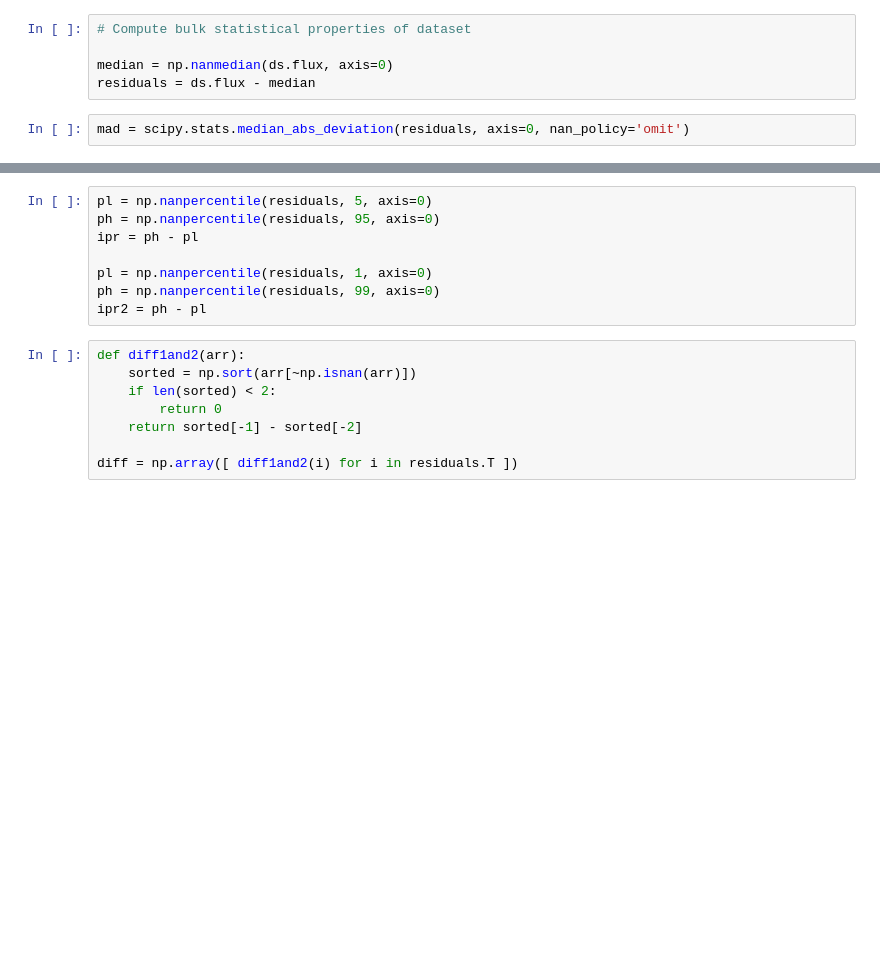
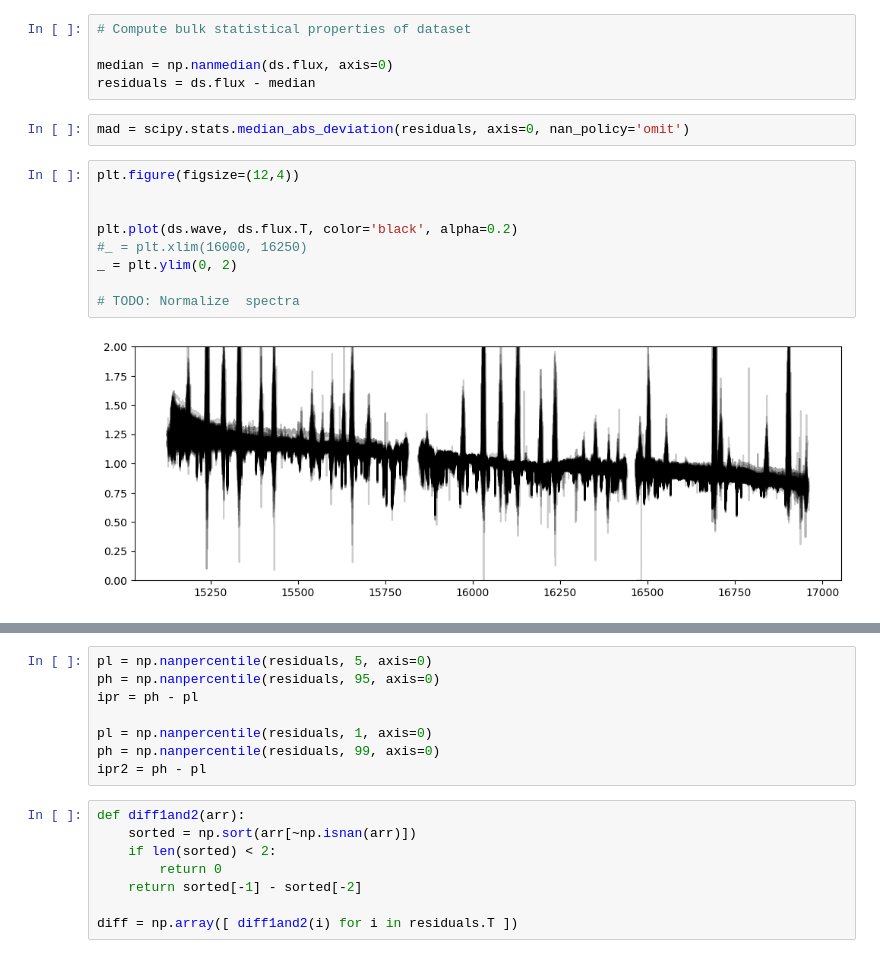
Before and after one commit to josephhand/BSRC-ALIAS, a Jupyter notebook: scratch/statistical_tests.ipynb, the cells around one changed output, grey strips where cells are left out. Drawn from its saved outputs; the diff is of its cells as text; blank space fills up the shorter version.

```diff
--- a/scratch/statistical_tests.ipynb
+++ b/scratch/statistical_tests.ipynb
@@ -24,6 +24,17 @@ median = np.nanmedian(ds.flux, axis=0)
 residuals = ds.flux - median
 # %%
 mad = scipy.stats.median_abs_deviation(residuals, axis=0, nan_policy='omit')
+# %%
+plt.figure(figsize=(12,4))
+
+
+plt.plot(ds.wave, ds.flux.T, color='black', alpha=0.2)
+#_ = plt.xlim(16000, 16250)
+_ = plt.ylim(0, 2)
+
+# TODO: Normalize  spectra
+# %% [output]
+[figure, added]
 # %%
 plt.figure(figsize=(12,4))
 
```
Also changed, not shown: parts of 2 cells of this notebook, 8 other files.
